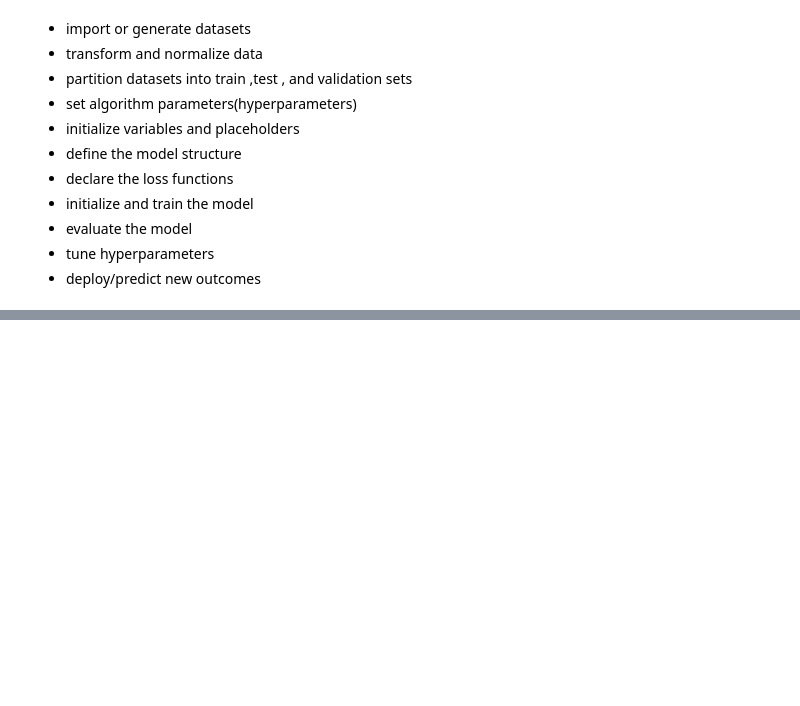
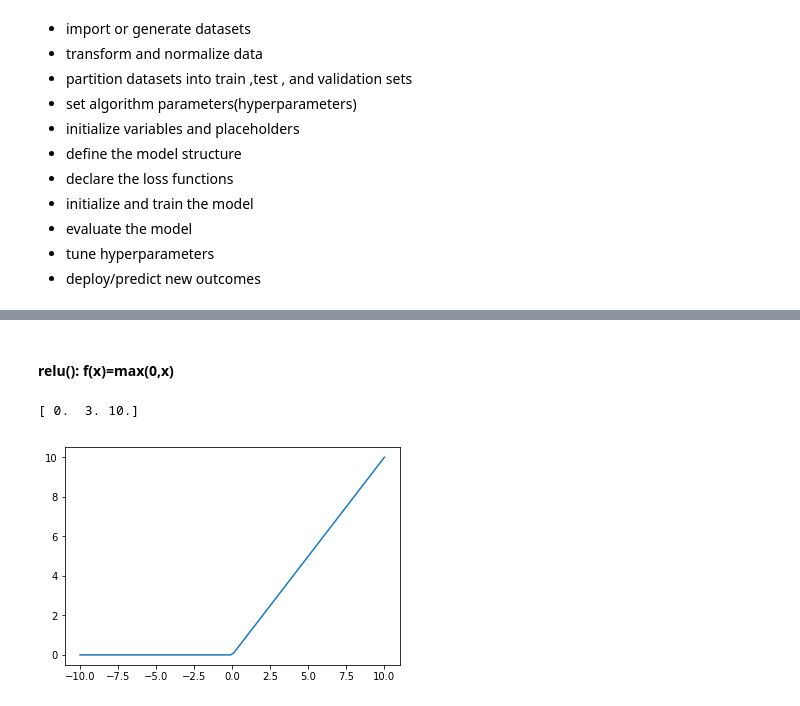
Before and after one commit to sy-yunyi/AI-learn-project, a Jupyter notebook: ml-project/jupyter/tensorflow.ipynb, the cells around one changed output, grey strips where cells are left out. Cells and saved outputs as stored; diff of their text form; code cells hidden in the pictures; blank space fills up the shorter version.

```diff
--- a/ml-project/jupyter/tensorflow.ipynb
+++ b/ml-project/jupyter/tensorflow.ipynb
@@ -412,0 +439,4 @@ print(sess.run(tf.self_adjoint_eig(E)))
+# %%
+def custom_polynomial(value):
+    return (tf.subtract(3 * tf.square(value),value)+10)      # 3*x*x-x+10
+print(sess.run(custom_polynomial(11)))
@@ -412,0 +456,12 @@ print(sess.run(tf.self_adjoint_eig(E)))
+# %% [markdown]
+#### relu():    f(x)=max(0,x)
+# %%
+# relu : f(x)=max(0,x)
+print(sess.run(tf.nn.relu([-3.,3,10])))
+x = np.linspace(-10,10,100)
+y = [0 if x1<0 else x1 for x1 in x ]
+plt.plot(x,y)
+plt.show()
+# %% [output]
+[ 0.  3. 10.]
+[figure, added]
```
Also changed, not shown: parts of 60 cells of this notebook.
